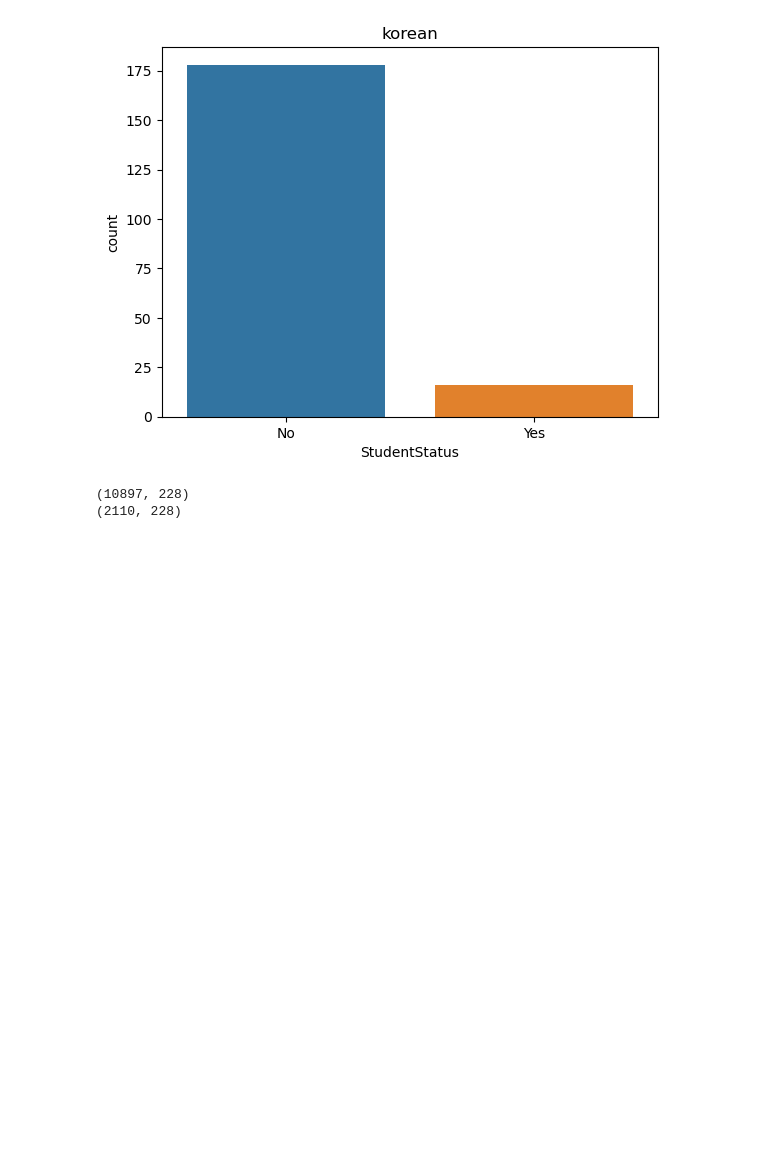
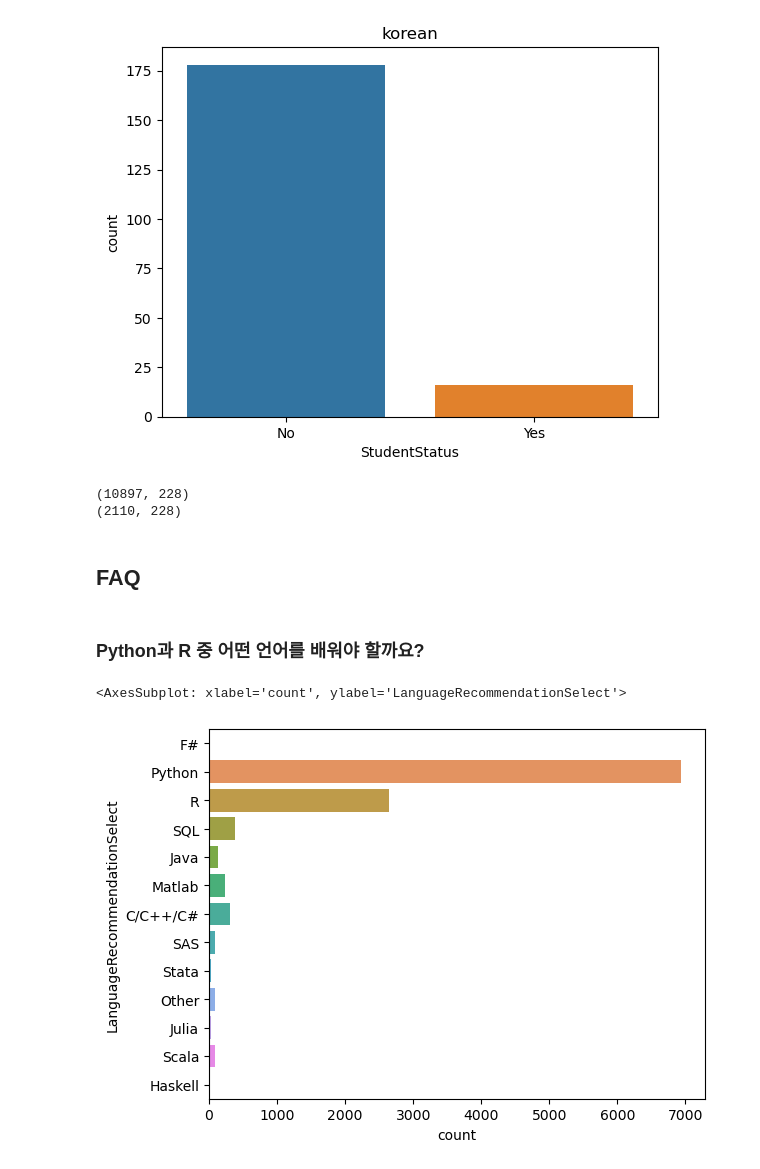
Before and after one commit to LeeHyungSeop/Basic_DataScience, a Jupyter notebook: 14_Kaggle/01_Kaggle_ML_DS_Survey.ipynb, the cells around one changed output. Cells and saved outputs as stored; diff of their text form; code cells hidden in the pictures; blank space fills up the shorter version.

```diff
--- a/14_Kaggle/01_Kaggle_ML_DS_Survey.ipynb
+++ b/14_Kaggle/01_Kaggle_ML_DS_Survey.ipynb
@@ -294,3 +299,14 @@ print(looking_for_job.shape)
 # %% [output]
 (10897, 228)
 (2110, 228)
+# %% [markdown]
+## FAQ
+# %% [markdown]
+### Python과 R 중 어떤 언어를 배워야 할까요?
+# %%
+# Python과 R 중 어떤 언어를 배워야 할까요?
+
+sns.countplot(y='LanguageRecommendationSelect', data=mcq)
+# %% [output]
+<AxesSubplot: xlabel='count', ylabel='LanguageRecommendationSelect'>
+[figure, added]
```
Also changed, not shown: parts of 88 cells of this notebook, 1 other file.
